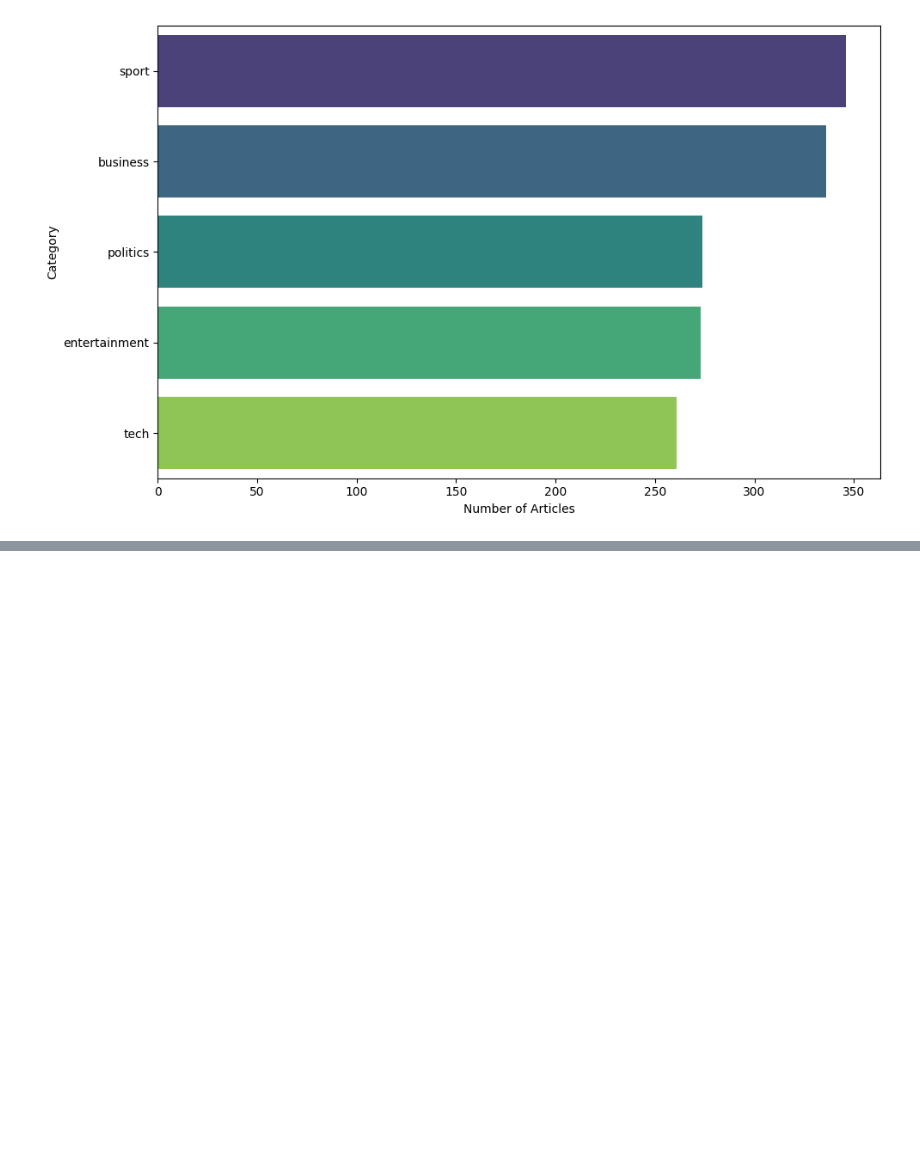
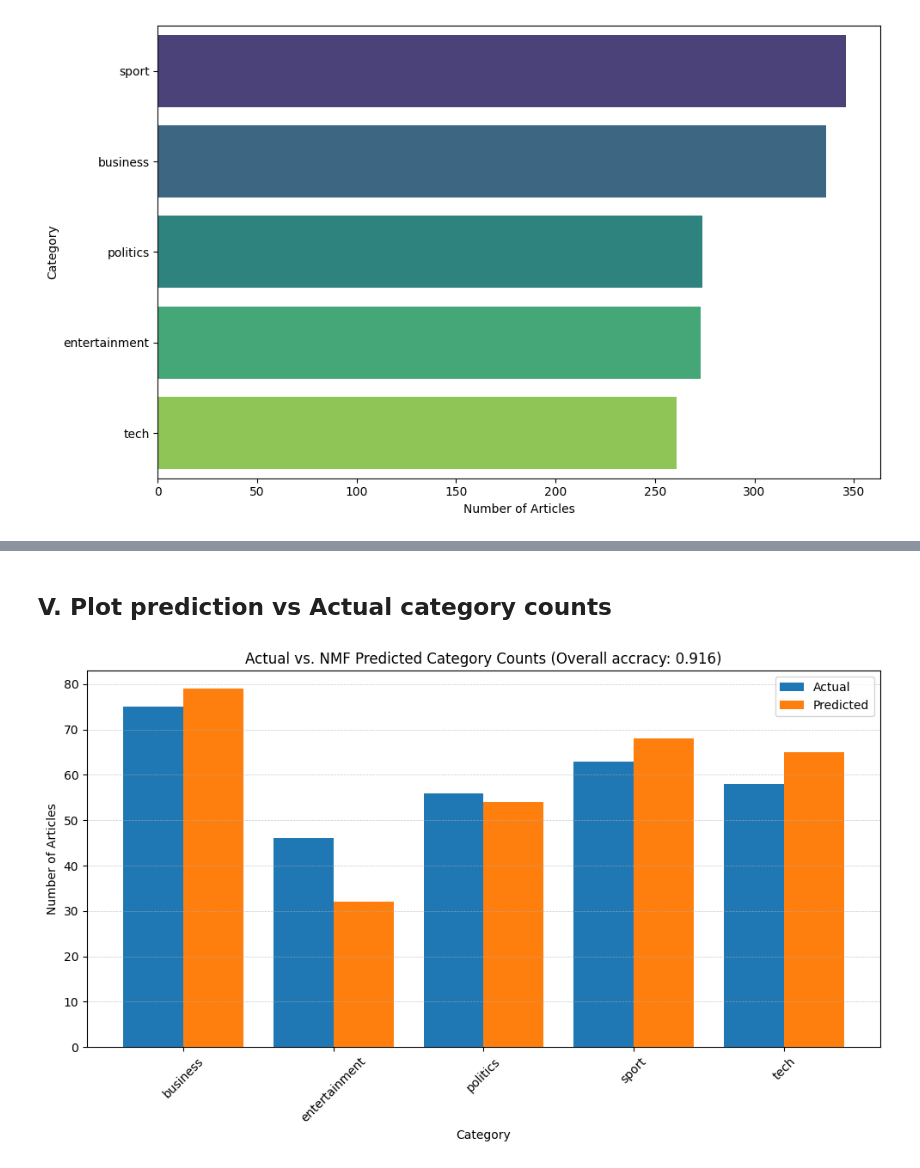
Before and after one commit to alme9155/csca-5632, a Jupyter notebook: bbc-news-classification.ipynb, the cells around one changed output, grey strips where cells are left out. Saved outputs shown, nothing was run; the diff lists cells and outputs as text; code cells hidden in the pictures; blank space fills up the shorter version.

```diff
--- a/bbc-news-classification.ipynb
+++ b/bbc-news-classification.ipynb
@@ -120,0 +276,24 @@ it is necessary to
+# %% [markdown]
+<h2>V. Plot prediction vs Actual category counts</h2>
+# %%
+import matplotlib.pyplot as plt
+
+actual_count = pd.Series(y_validate).value_counts().sort_index()
+nmf_predicted_count = pd.Series(y_pred_nmf).value_counts().sort_index()
+
+label_name = le.inverse_transform(sorted(actual_count.index))
+
+x = range(len(label_name))
+plt.figure(figsize=(10, 6))
+plt.bar(x, actual_count, width=0.4, label='Actual', align='center')
+plt.bar([i + 0.4 for i in x], nmf_predicted_count, width=0.4, label='Predicted', align='center')
+plt.xticks([i + 0.2 for i in x], label_name, rotation=45)
+plt.grid(axis='y', linestyle='--', linewidth=0.5, alpha=0.7)
+plt.title(f"Actual vs. NMF Predicted Category Counts (Overall accracy: {score_nmf:.3f})")
+plt.xlabel("Category")
+plt.ylabel("Number of Articles")
+plt.legend()
+plt.tight_layout()
+plt.show()
+# %% [output]
+[figure, added]
```
Also changed, not shown: parts of 13 cells of this notebook.
